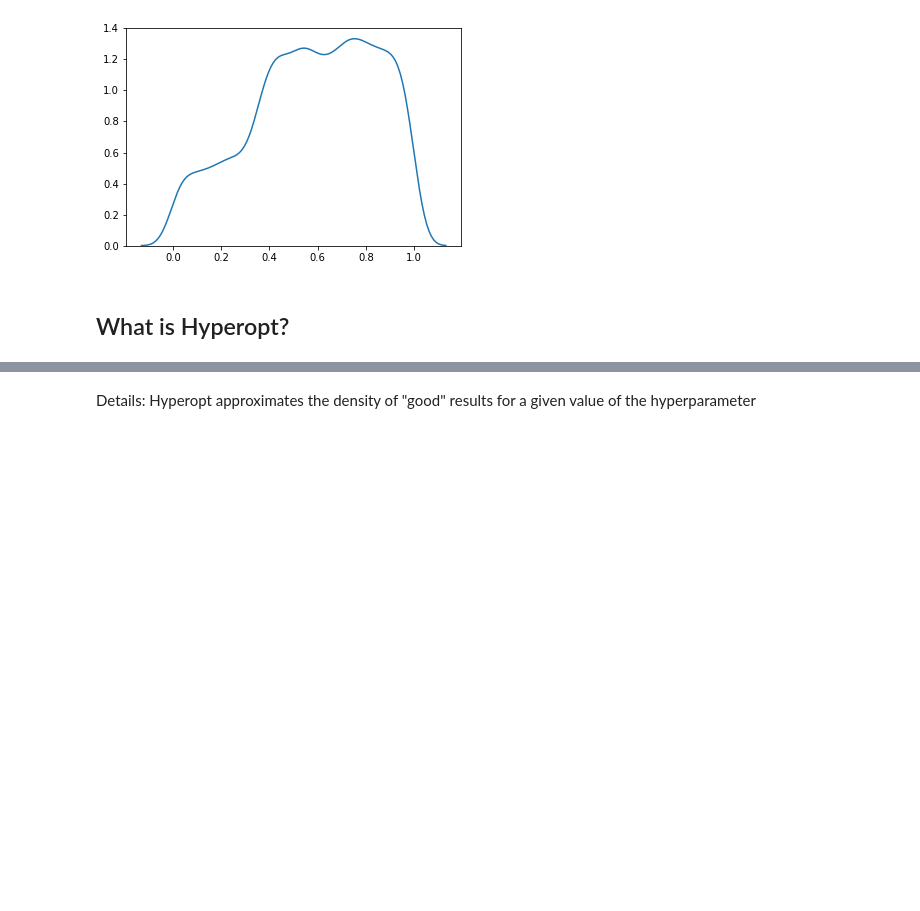
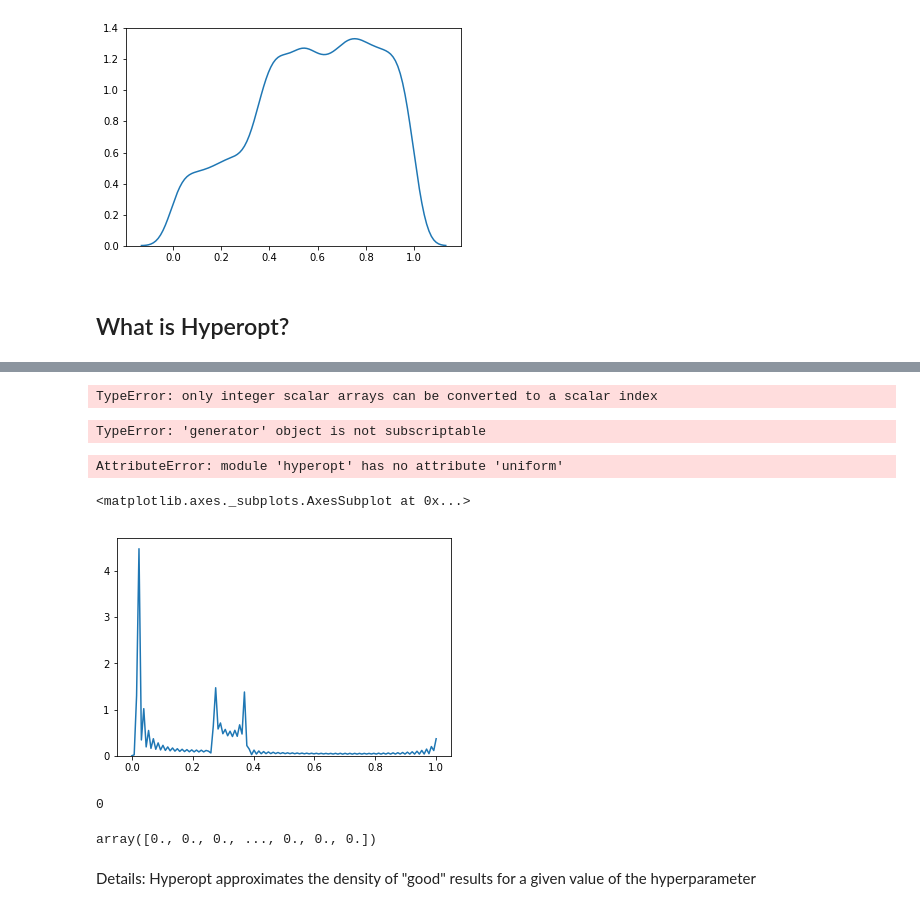
Before and after one commit to lstmemery/hyperopt-pydata, a Jupyter notebook: hpsklearnprez.ipynb, the cells around one changed output, grey strips where cells are left out. Drawn from its saved outputs; the diff is of its cells as text; code cells hidden in the pictures; blank space fills up the shorter version.

Commit message:
Nearly complete hyperopt example

```diff
--- a/hpsklearnprez.ipynb
+++ b/hpsklearnprez.ipynb
@@ -348,3 +375,28 @@ ModuleNotFoundError: No module named 'hyperopt'
+# %%
+hp.pyll.stochastic.sample(space)
+# %% [output]
+TypeError: only integer scalar arrays can be converted to a scalar index
+# %%
+hp.fmin(example_experiment, space, algo=hp.tpe.suggest, max_evals=10)
+# %% [output]
+TypeError: 'generator' object is not subscriptable
+# %%
+space = hp.uniform('x', -10, 10)
+# %% [output]
+AttributeError: module 'hyperopt' has no attribute 'uniform'
+# %%
+sns.distplot(gross_function(np.arange(-10, 10, 0.001)), hist=False)
+# %% [output]
+<matplotlib.axes._subplots.AxesSubplot at 0x...>
+[figure, added]
+# %%
+np.argmin())
+# %% [output]
+0
+# %%
+gross_function(np.arange(-10, 10, 0.001))
+# %% [output]
+array([0., 0., 0., ..., 0., 0., 0.])
 # %% [markdown]
 Details: Hyperopt approximates the density of "good" results for a given value of the hyperparameter
 # %% [markdown]
```
Also changed, not shown: parts of 9 cells of this notebook.
